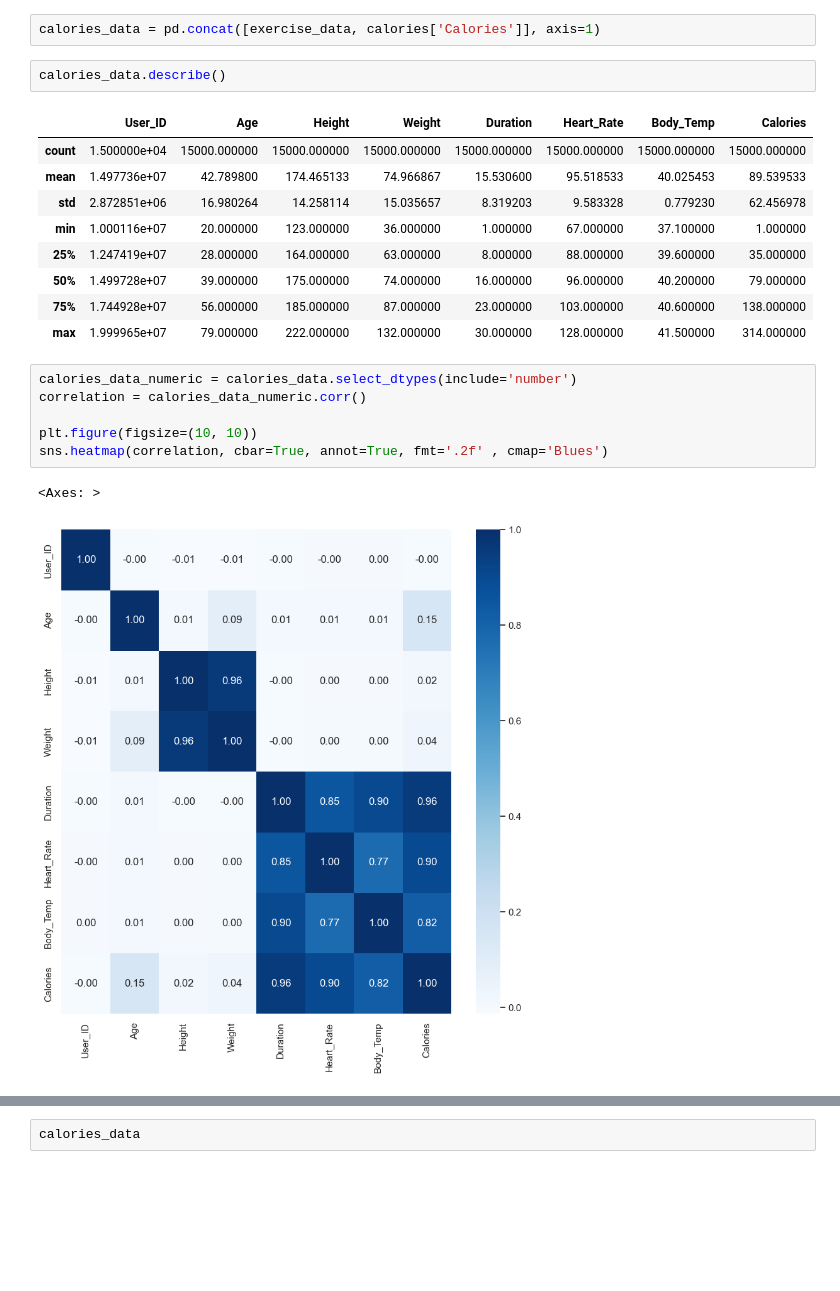
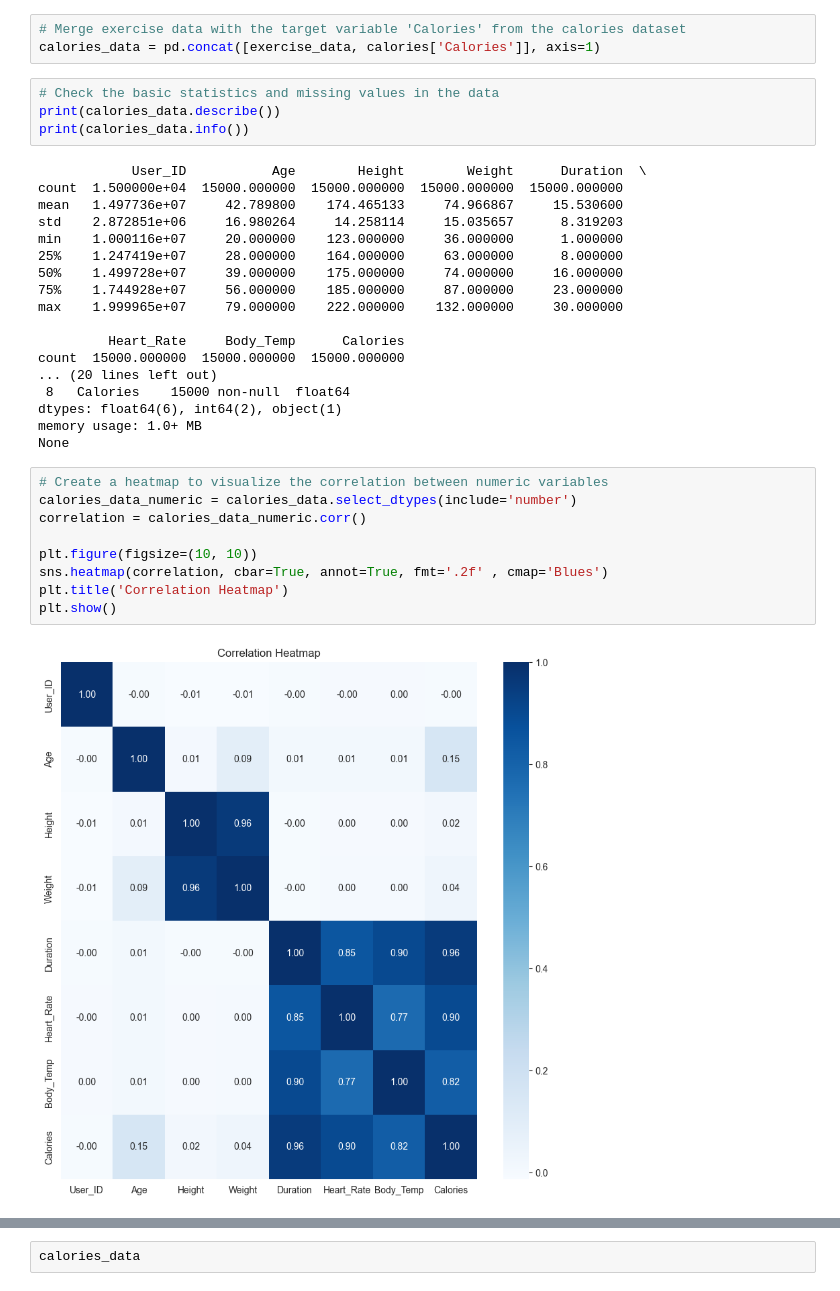
Before and after one commit to CamealGit/ML, a Jupyter notebook: CaloriesBurntPred/calburnt.ipynb, the cells around one changed output, grey strips where cells are left out. Saved outputs shown, nothing was run; the diff lists cells and outputs as text; blank space fills up the shorter version.

```diff
--- a/CaloriesBurntPred/calburnt.ipynb
+++ b/CaloriesBurntPred/calburnt.ipynb
@@ -11,26 +13,39 @@ from sklearn import metrics
 calories = pd.read_csv('calories.csv')
 exercise_data = pd.read_csv('exercise.csv')
 # %%
+# Merge exercise data with the target variable 'Calories' from the calories dataset
 calories_data = pd.concat([exercise_data, calories['Calories']], axis=1)
 # %%
-calories_data.describe()
+# Check the basic statistics and missing values in the data
+print(calories_data.describe())
+print(calories_data.info())
 # %% [output]
-|  | User_ID | Age | Height | Weight | Duration | Heart_Rate | Body_Temp | Calories |
-| count | 1.500000e+04 | 15000.000000 | 15000.000000 | 15000.000000 | 15000.000000 | 15000.000000 | 15000.000000 | 15000.000000 |
-| mean | 1.497736e+07 | 42.789800 | 174.465133 | 74.966867 | 15.530600 | 95.518533 | 40.025453 | 89.539533 |
-| std | 2.872851e+06 | 16.980264 | 14.258114 | 15.035657 | 8.319203 | 9.583328 | 0.779230 | 62.456978 |
-| min | 1.000116e+07 | 20.000000 | 123.000000 | 36.000000 | 1.000000 | 67.000000 | 37.100000 | 1.000000 |
-| 25% | 1.247419e+07 | 28.000000 | 164.000000 | 63.000000 | 8.000000 | 88.000000 | 39.600000 | 35.000000 |
-| 50% | 1.499728e+07 | 39.000000 | 175.000000 | 74.000000 | 16.000000 | 96.000000 | 40.200000 | 79.000000 |
-| 75% | 1.744928e+07 | 56.000000 | 185.000000 | 87.000000 | 23.000000 | 103.000000 | 40.600000 | 138.000000 |
-| max | 1.999965e+07 | 79.000000 | 222.000000 | 132.000000 | 30.000000 | 128.000000 | 41.500000 | 314.000000 |
+            User_ID           Age        Height        Weight      Duration  \
+count  1.500000e+04  15000.000000  15000.000000  15000.000000  15000.000000
+mean   1.497736e+07     42.789800    174.465133     74.966867     15.530600
+std    2.872851e+06     16.980264     14.258114     15.035657      8.319203
+min    1.000116e+07     20.000000    123.000000     36.000000      1.000000
+25%    1.247419e+07     28.000000    164.000000     63.000000      8.000000
+50%    1.499728e+07     39.000000    175.000000     74.000000     16.000000
+75%    1.744928e+07     56.000000    185.000000     87.000000     23.000000
+max    1.999965e+07     79.000000    222.000000    132.000000     30.000000
+
+         Heart_Rate     Body_Temp      Calories
+count  15000.000000  15000.000000  15000.000000
+... (20 lines left out)
+ 8   Calories    15000 non-null  float64
+dtypes: float64(6), int64(2), object(1)
+memory usage: 1.0+ MB
+None
 # %%
+# Create a heatmap to visualize the correlation between numeric variables
 calories_data_numeric = calories_data.select_dtypes(include='number')
 correlation = calories_data_numeric.corr()
 
 plt.figure(figsize=(10, 10))
 sns.heatmap(correlation, cbar=True, annot=True, fmt='.2f' , cmap='Blues')
+plt.title('Correlation Heatmap')
+plt.show()
 # %% [output]
-<Axes: >
-[figure, old version]
+[figure, new version]
 # %%
```
Also changed, not shown: parts of 13 cells of this notebook.
